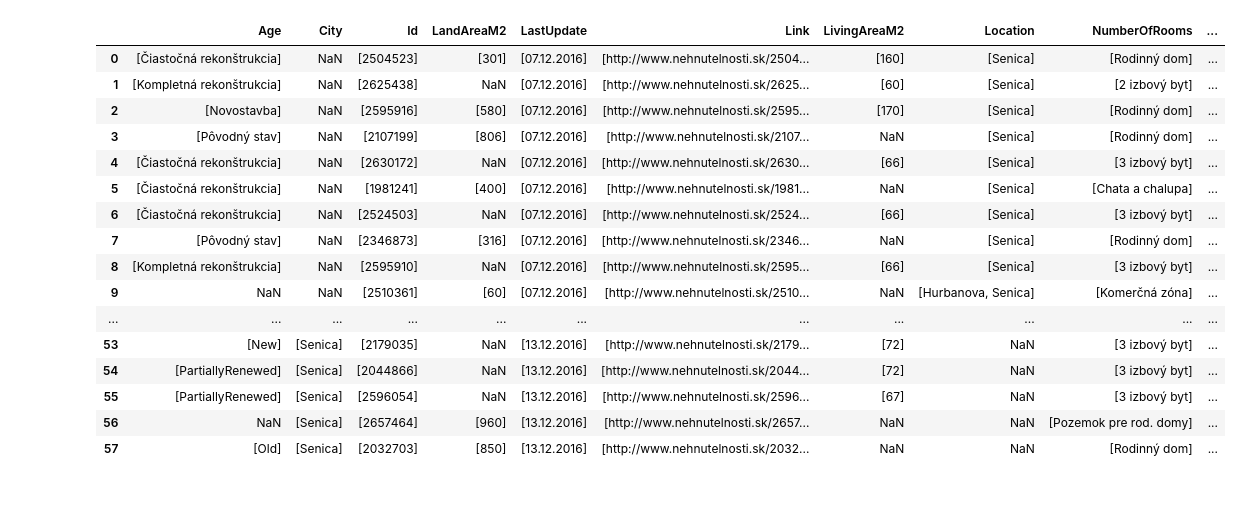
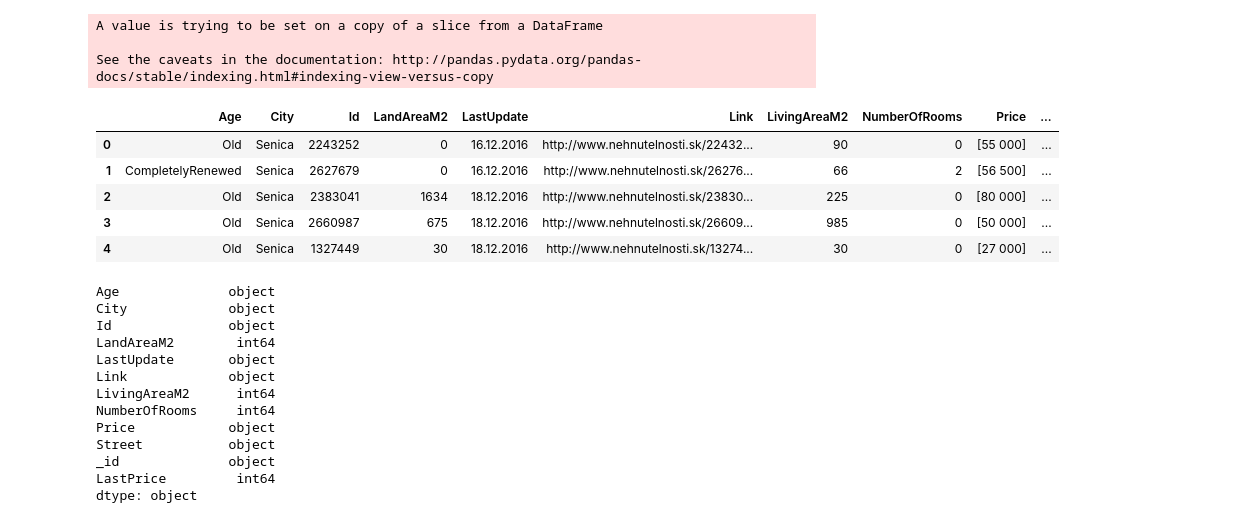
Before and after one commit to Scapogo/WebScraping, a Jupyter notebook: Jupyter/DataVisualisation.ipynb, the cells around one changed output. Saved outputs shown, nothing was run; the diff lists cells and outputs as text; code cells hidden in the pictures; blank space fills up the shorter version.

```diff
--- a/Jupyter/DataVisualisation.ipynb
+++ b/Jupyter/DataVisualisation.ipynb
@@ -15,20 +17,42 @@ df = pd.DataFrame(list(adverts.find()))
+# %%
+df = pd.DataFrame(list(adverts.find()))
+df.fillna(0, inplace=True)
+df[['LandAreaM2', 'LivingAreaM2', 'NumberOfRooms']] = df[['LandAreaM2', 'LivingAreaM2', 'NumberOfRooms']].astype(int)
+
+df['LastPrice'] = 0
+for index in range(len(df['Price'])):
+    str_price = str(df['Price'][index][0])
+    #print("Index: " + str(index))
+    str_price = str_price.replace(' ', '')
+    df['LastPrice'][index] = int(str_price)
+
+df['LastPrice'] = df['LastPrice'].astype(int)
+# %% [output]
+A value is trying to be set on a copy of a slice from a DataFrame
+
+See the caveats in the documentation: http://pandas.pydata.org/pandas-docs/stable/indexing.html#indexing-view-versus-copy
 # %%
-df
+df.head()
 # %% [output]
-|  | Age | City | Id | LandAreaM2 | LastUpdate | Link | LivingAreaM2 | Location | NumberOfRooms | ... |
-| 0 | [Čiastočná rekonštrukcia] | NaN | [2504523] | [301] | [07.12.2016] | [http://www.nehnutelnosti.sk/2504... | [160] | [Senica] | [Rodinný dom] | ... |
-| 1 | [Kompletná rekonštrukcia] | NaN | [2625438] | NaN | [07.12.2016] | [http://www.nehnutelnosti.sk/2625... | [60] | [Senica] | [2 izbový byt] | ... |
-| 2 | [Novostavba] | NaN | [2595916] | [580] | [07.12.2016] | [http://www.nehnutelnosti.sk/2595... | [170] | [Senica] | [Rodinný dom] | ... |
-| 3 | [Pôvodný stav] | NaN | [2107199] | [806] | [07.12.2016] | [http://www.nehnutelnosti.sk/2107... | NaN | [Senica] | [Rodinný dom] | ... |
-| 4 | [Čiastočná rekonštrukcia] | NaN | [2630172] | NaN | [07.12.2016] | [http://www.nehnutelnosti.sk/2630... | [66] | [Senica] | [3 izbový byt] | ... |
-| 5 | [Čiastočná rekonštrukcia] | NaN | [1981241] | [400] | [07.12.2016] | [http://www.nehnutelnosti.sk/1981... | NaN | [Senica] | [Chata a chalupa] | ... |
-| 6 | [Čiastočná rekonštrukcia] | NaN | [2524503] | NaN | [07.12.2016] | [http://www.nehnutelnosti.sk/2524... | [66] | [Senica] | [3 izbový byt] | ... |
-| 7 | [Pôvodný stav] | NaN | [2346873] | [316] | [07.12.2016] | [http://www.nehnutelnosti.sk/2346... | NaN | [Senica] | [Rodinný dom] | ... |
-| 8 | [Kompletná rekonštrukcia] | NaN | [2595910] | NaN | [07.12.2016] | [http://www.nehnutelnosti.sk/2595... | [66] | [Senica] | [3 izbový byt] | ... |
-| 9 | NaN | NaN | [2510361] | [60] | [07.12.2016] | [http://www.nehnutelnosti.sk/2510... | NaN | [Hurbanova, Senica] | [Komerčná zóna] | ... |
-| ... | ... | ... | ... | ... | ... | ... | ... | ... | ... | ... |
-| 53 | [New] | [Senica] | [2179035] | NaN | [13.12.2016] | [http://www.nehnutelnosti.sk/2179... | [72] | NaN | [3 izbový byt] | ... |
-| 54 | [PartiallyRenewed] | [Senica] | [2044866] | NaN | [13.12.2016] | [http://www.nehnutelnosti.sk/2044... | [72] | NaN | [3 izbový byt] | ... |
-| 55 | [PartiallyRenewed] | [Senica] | [2596054] | NaN | [13.12.2016] | [http://www.nehnutelnosti.sk/2596... | [67] | NaN | [3 izbový byt] | ... |
-| 56 | NaN | [Senica] | [2657464] | [960] | [13.12.2016] | [http://www.nehnutelnosti.sk/2657... | NaN | NaN | [Pozemok pre rod. domy] | ... |
-| 57 | [Old] | [Senica] | [2032703] | [850] | [13.12.2016] | [http://www.nehnutelnosti.sk/2032... | NaN | NaN | [Rodinný dom] | ... |
+|  | Age | City | Id | LandAreaM2 | LastUpdate | Link | LivingAreaM2 | NumberOfRooms | Price | ... |
+| 0 | Old | Senica | 2243252 | 0 | 16.12.2016 | http://www.nehnutelnosti.sk/22432... | 90 | 0 | [55 000] | ... |
+| 1 | CompletelyRenewed | Senica | 2627679 | 0 | 16.12.2016 | http://www.nehnutelnosti.sk/26276... | 66 | 2 | [56 500] | ... |
+| 2 | Old | Senica | 2383041 | 1634 | 18.12.2016 | http://www.nehnutelnosti.sk/23830... | 225 | 0 | [80 000] | ... |
+| 3 | Old | Senica | 2660987 | 675 | 18.12.2016 | http://www.nehnutelnosti.sk/26609... | 985 | 0 | [50 000] | ... |
+| 4 | Old | Senica | 1327449 | 30 | 18.12.2016 | http://www.nehnutelnosti.sk/13274... | 30 | 0 | [27 000] | ... |
+# %%
+df.dtypes
+# %% [output]
+Age              object
+City             object
+Id               object
+LandAreaM2        int64
+LastUpdate       object
+Link             object
+LivingAreaM2      int64
+NumberOfRooms     int64
+Price            object
+Street           object
+_id              object
+LastPrice         int64
+dtype: object
```
Also changed, not shown: parts of 8 cells of this notebook, 2 other files.
